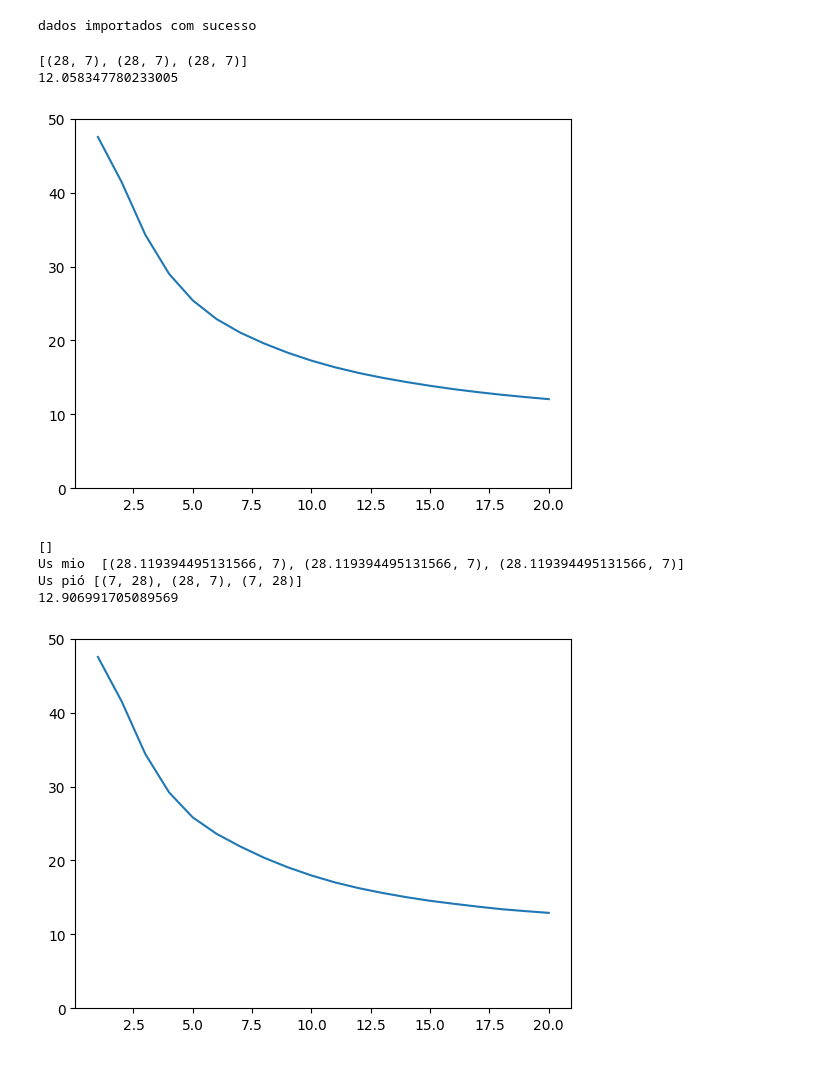
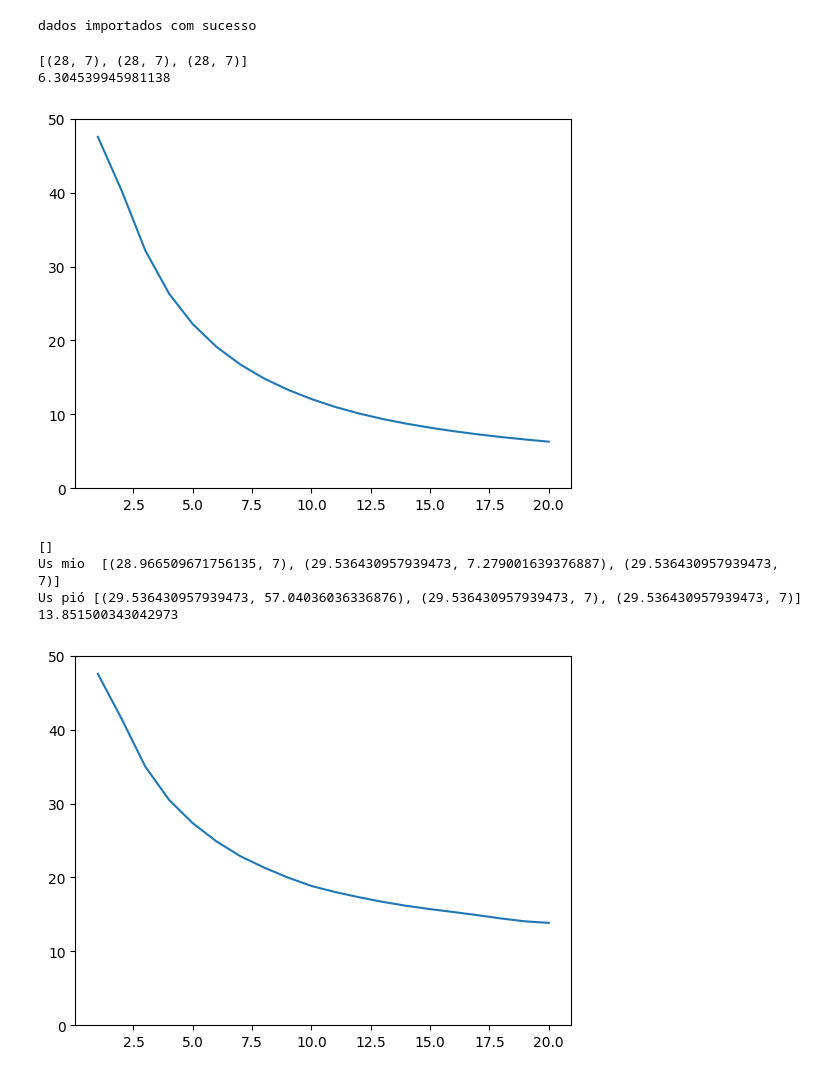
Before and after one commit to thisanches07/Algoritmo-Genetico, a Jupyter notebook: AC2_Algoritmo_Genetico.ipynb, the cells around one changed output. Drawn from its saved outputs; the diff is of its cells as text; code cells hidden in the pictures.

```diff
--- a/AC2_Algoritmo_Genetico.ipynb
+++ b/AC2_Algoritmo_Genetico.ipynb
@@ -105,40 +105,41 @@ for generation in range(num_generations):
     fitness_values = [fitness(individual) for individual in populacao]
     mean_errors.append(mean(gen_errors))
 
 
     # Seleciona os melhores indivíduos para cruzamento, ordena a população pelo desempenho dos indivíduos (fitness) em ordem decrescente
     populacao_ordenada = sorted(populacao, key=fitness, reverse=True)
 
     populacao_selecionada = populacao_ordenada[:tamanho_populacao//2]
 
 
     # Aplica crossover e mutação para gerar novos indivíduos
     new_population = []
     for i in range(0, len(populacao_selecionada), 2):
       tupla1 = populacao_selecionada[i]
       tupla2 = populacao_selecionada[i+1]
+
       new_population.append(tuple((tupla1[0],tupla2[1])))
-      new_population.append(tuple((tupla1[1],tupla2[0])))
+      new_population.append(tuple((tupla2[0],tupla1[1])))
     populacao = populacao_selecionada + new_population
 
 
 print(populacao[:3])
 
 print(mean_errors[-1])
 
 plt.plot(range(1,num_generations+1), mean_errors)
 
 plt.ylim(0,50)
 
 plt.show()
 # %% [output]
 [(28, 7), (28, 7), (28, 7)]
-12.058347780233005
+6.304539945981138
-[figure, old version]
+[figure, new version]
 # %%
 import random
 
-mutation_rate = 0.05
+mutation_rate = 0.25
 gen_errors = []
 mean_errors = []
 
@@ -185,7 +186,7 @@ for generation in range(num_generations):
 
 
       new_population.append(tuple((tupla1[0],tupla2[1])))
-      new_population.append(tuple((tupla1[1],tupla2[0])))
+      new_population.append(tuple((tupla2[0],tupla1[1])))
     populacao = populacao_selecionada + new_population
 
 print("Us mio ",populacao[:3])
@@ -199,7 +200,7 @@ plt.ylim(0,50)
 plt.show()
 # %% [output]
 []
-Us mio  [(28.119394495131566, 7), (28.119394495131566, 7), (28.119394495131566, 7)]
-Us pió [(7, 28), (28, 7), (7, 28)]
-12.906991705089569
+Us mio  [(28.966509671756135, 7), (29.536430957939473, 7.279001639376887), (29.536430957939473, 7)]
+Us pió [(29.536430957939473, 57.04036036336876), (29.536430957939473, 7), (29.536430957939473, 7)]
+13.851500343042973
-[figure, old version]
+[figure, new version]
```
